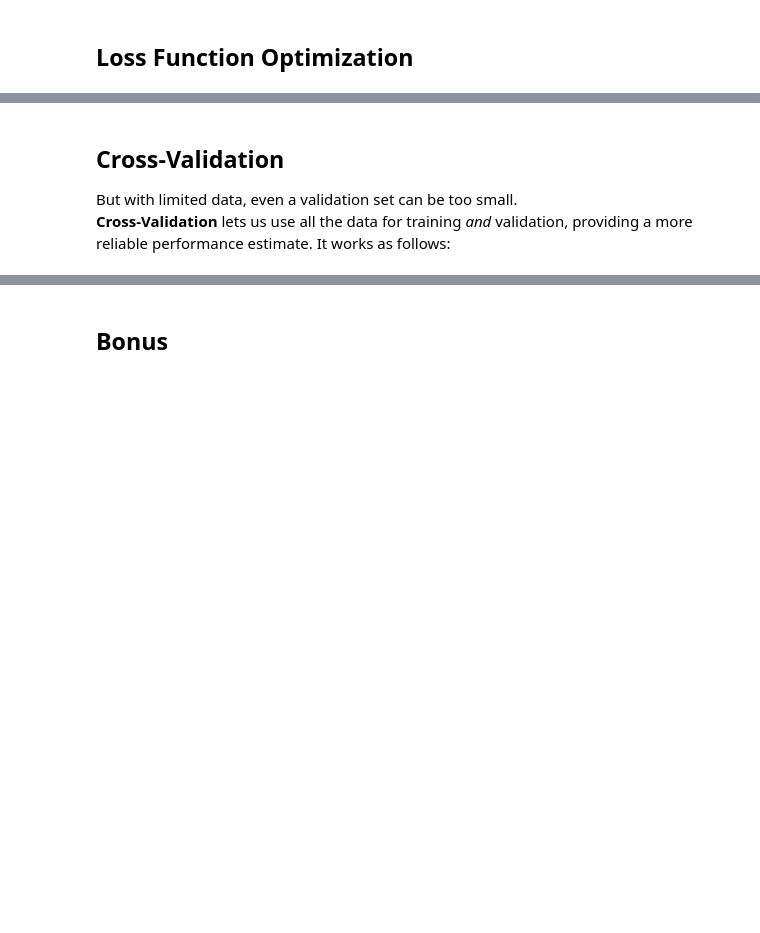
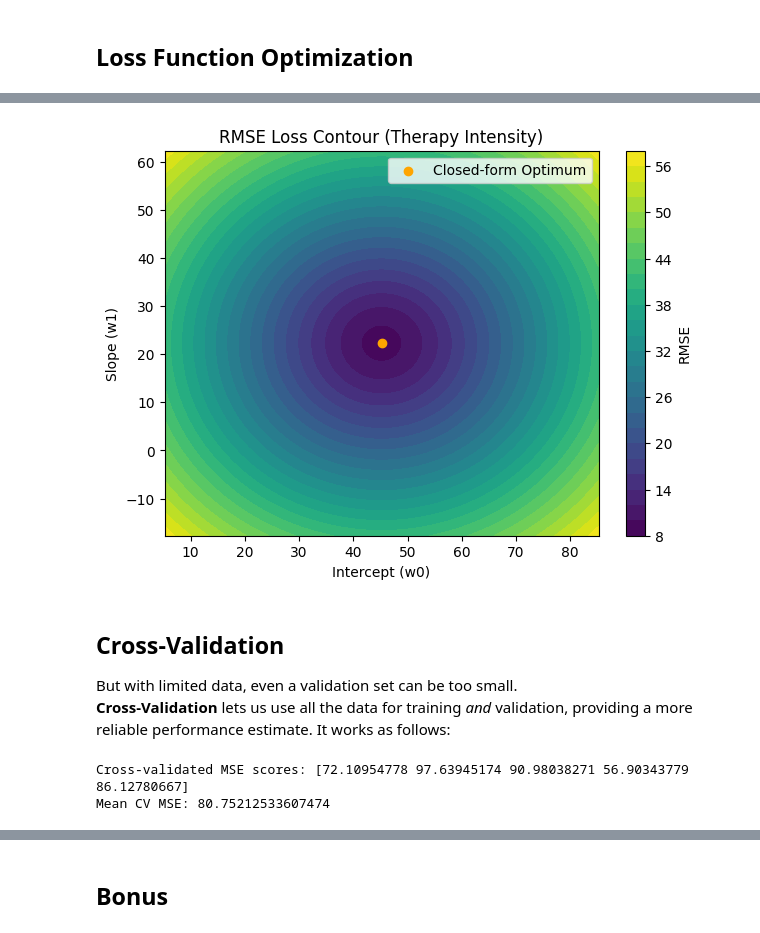
Before and after one commit to Jamoser123/PNR_Advanced_DataScience, a Jupyter notebook: 1_Overview/HandsOn_Introduction.ipynb, the cells around one changed output, grey strips where cells are left out. Cells and saved outputs as stored; diff of their text form; code cells hidden in the pictures; blank space fills up the shorter version.

```diff
--- a/1_Overview/HandsOn_Introduction.ipynb
+++ b/1_Overview/HandsOn_Introduction.ipynb
@@ -833,5 +856,35 @@ Commonly, 80% of the data is used to fit the models, the remaining 20% are then
+# %%
+plt.figure(figsize=(7,5))
+cp = plt.contourf(W0, W1, rmse_surface, levels=30, cmap='viridis')
+plt.xlabel('Intercept (w0)')
+plt.ylabel('Slope (w1)')
+plt.title('RMSE Loss Contour (Therapy Intensity)')
+plt.colorbar(cp, label='RMSE')
+plt.scatter([opt_w0], [opt_w1], c='orange', label='Closed-form Optimum')
+plt.legend()
+plt.show()
+# %% [output]
+[figure, added]
 # %% [markdown]
 ## Cross-Validation
 
 But with limited data, even a validation set can be too small.
 **Cross-Validation** lets us use all the data for training *and* validation, providing a more reliable performance estimate. It works as follows:
+# %%
+from sklearn.model_selection import cross_val_score, KFold
+
+X_full = data[["age", "therapy_duration"]]
+y_full = data["cognitive_score_after"]
+
+poly = PolynomialFeatures(2)
+X_poly = poly.fit_transform(X_full)
+
+model = LinearRegression()
+cv = KFold(n_splits=5, shuffle=True, random_state=1)
+scores = cross_val_score(model, X_poly, y_full, scoring='neg_mean_squared_error', cv=cv)
+
+print("Cross-validated MSE scores:", -scores)
+print("Mean CV MSE:", -scores.mean())
+# %% [output]
+Cross-validated MSE scores: [72.10954778 97.63945174 90.98038271 56.90343779 86.12780667]
+Mean CV MSE: 80.75212533607474
```
Also changed, not shown: parts of 17 cells of this notebook, 1 other file.
